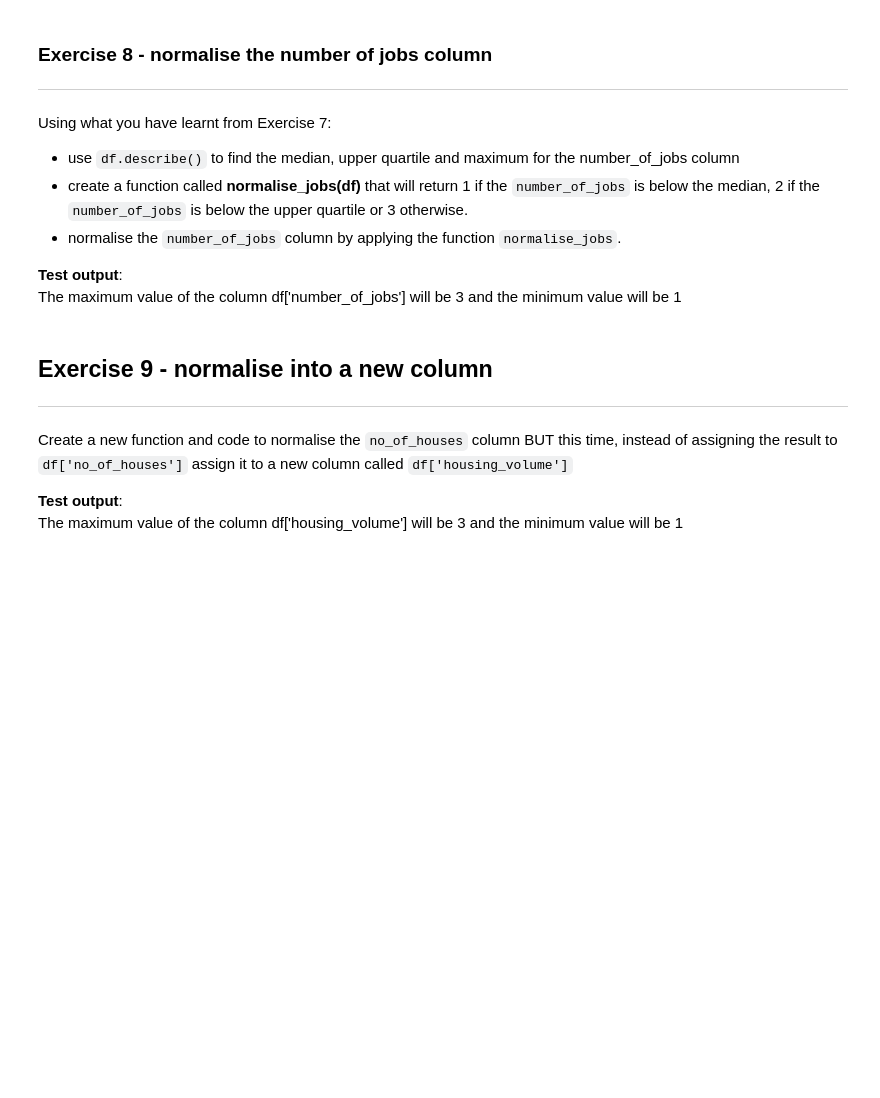
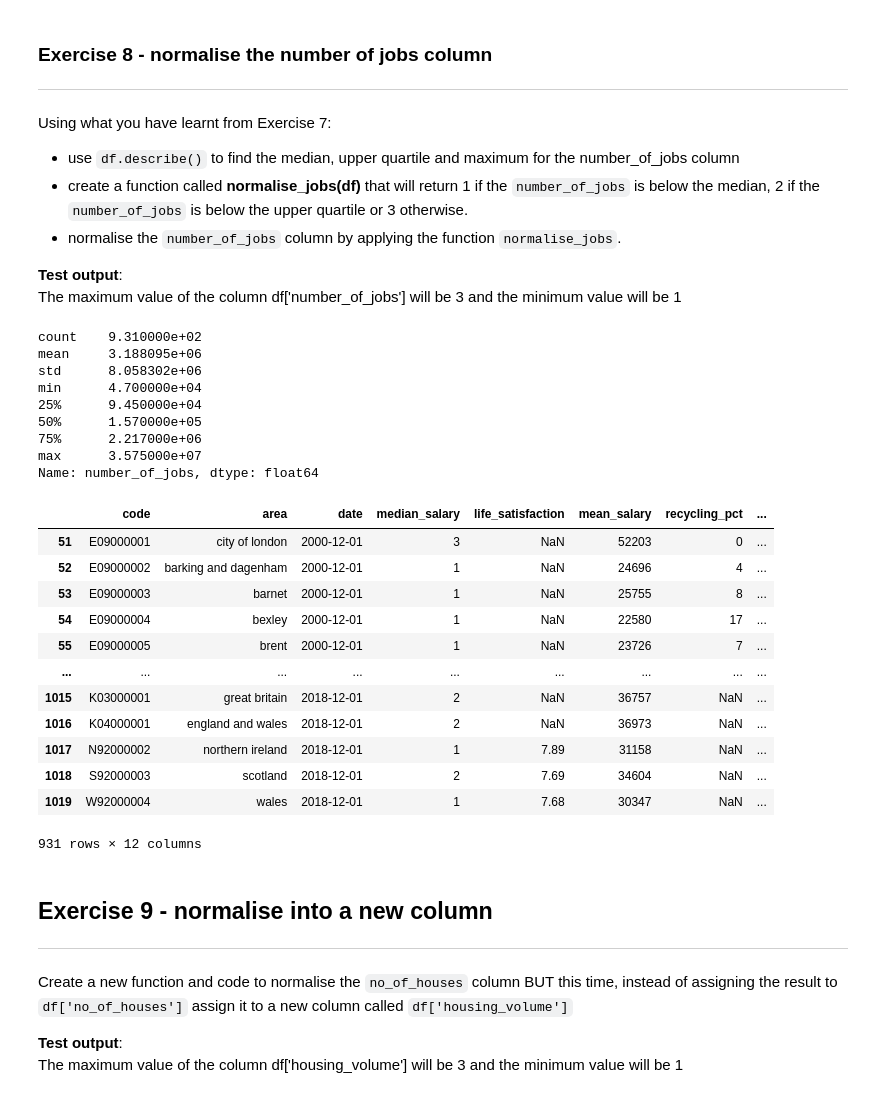
Before and after one commit to mara-ber/programing_for_data, a Jupyter notebook: Sorting.ipynb, the cells around one changed output. Cells and saved outputs as stored; diff of their text form; code cells hidden in the pictures; blank space fills up the shorter version.

```diff
--- a/Sorting.ipynb
+++ b/Sorting.ipynb
@@ -341,6 +341,43 @@ Using what you have learnt from Exercise 7:
 
 **Test output**:
 The maximum value of the column df['number_of_jobs'] will be 3 and the minimum value will be 1
+# %%
+display(housing_df['number_of_jobs'].describe())
+
+def normalise_jobs(df):
+    if df['number_of_jobs'] < 2.217:
+        return 2
+    elif 2.217 < df['number_of_jobs'] < 3.188:
+        return 1
+    else:
+        return 3
+
+housing_df = housing_df.dropna(subset = ["number_of_jobs"])
+#housing_df['number_of_jobs'] = housing_df.apply(normalise_jobs, axis=1)
+display(housing_df)
+# %% [output]
+count    9.310000e+02
+mean     3.188095e+06
+std      8.058302e+06
+min      4.700000e+04
+25%      9.450000e+04
+50%      1.570000e+05
+75%      2.217000e+06
+max      3.575000e+07
+Name: number_of_jobs, dtype: float64
+|  | code | area | date | median_salary | life_satisfaction | mean_salary | recycling_pct | ... |
+| 51 | E09000001 | city of london | 2000-12-01 | 3 | NaN | 52203 | 0 | ... |
+| 52 | E09000002 | barking and dagenham | 2000-12-01 | 1 | NaN | 24696 | 4 | ... |
+| 53 | E09000003 | barnet | 2000-12-01 | 1 | NaN | 25755 | 8 | ... |
+| 54 | E09000004 | bexley | 2000-12-01 | 1 | NaN | 22580 | 17 | ... |
+| 55 | E09000005 | brent | 2000-12-01 | 1 | NaN | 23726 | 7 | ... |
+| ... | ... | ... | ... | ... | ... | ... | ... | ... |
+| 1015 | K03000001 | great britain | 2018-12-01 | 2 | NaN | 36757 | NaN | ... |
+| 1016 | K04000001 | england and wales | 2018-12-01 | 2 | NaN | 36973 | NaN | ... |
+| 1017 | N92000002 | northern ireland | 2018-12-01 | 1 | 7.89 | 31158 | NaN | ... |
+| 1018 | S92000003 | scotland | 2018-12-01 | 2 | 7.69 | 34604 | NaN | ... |
+| 1019 | W92000004 | wales | 2018-12-01 | 1 | 7.68 | 30347 | NaN | ... |
+931 rows × 12 columns
 # %% [markdown]
 ## Exercise 9 - normalise into a new column
 ---
```
Also changed, not shown: parts of 3 cells of this notebook, 1 other file.
